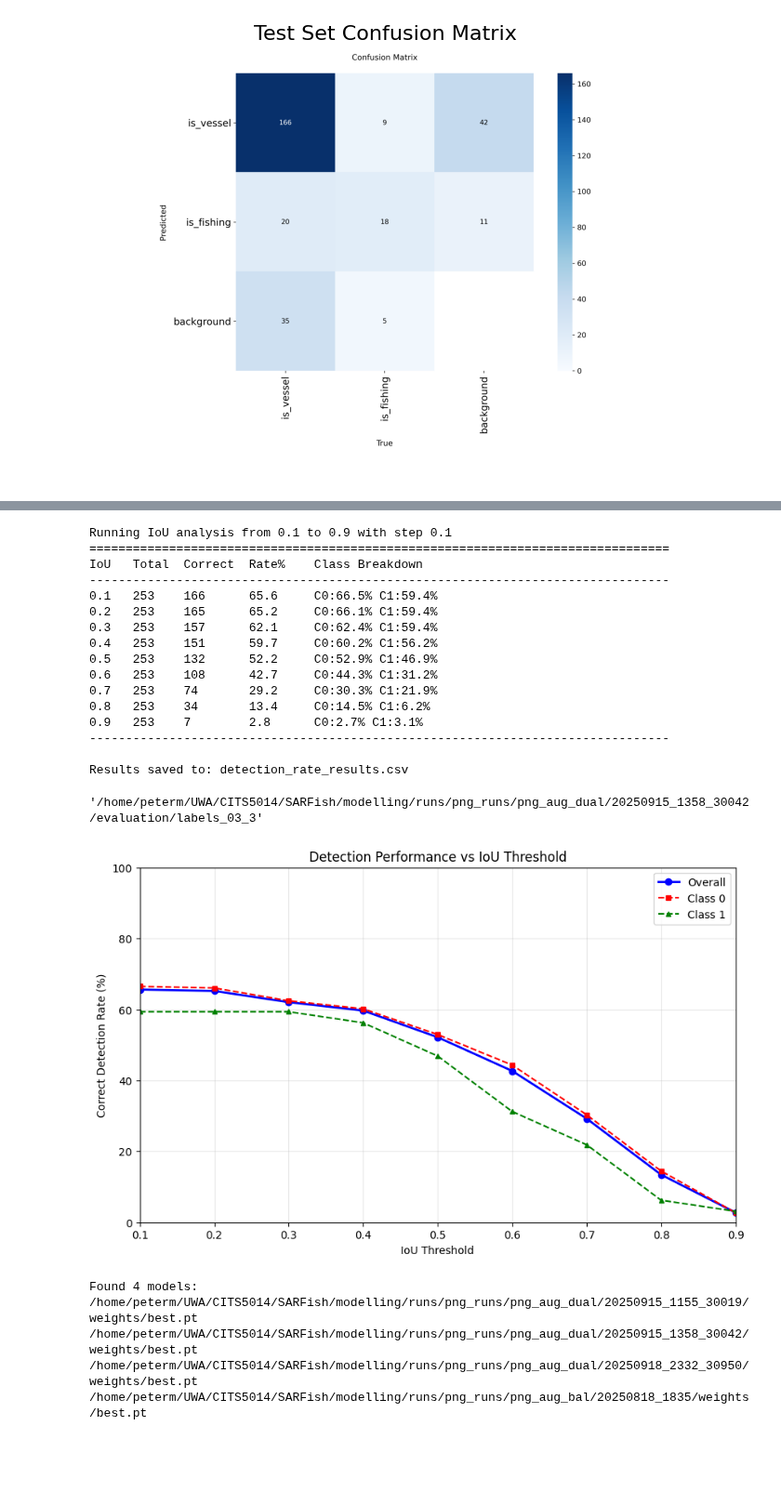
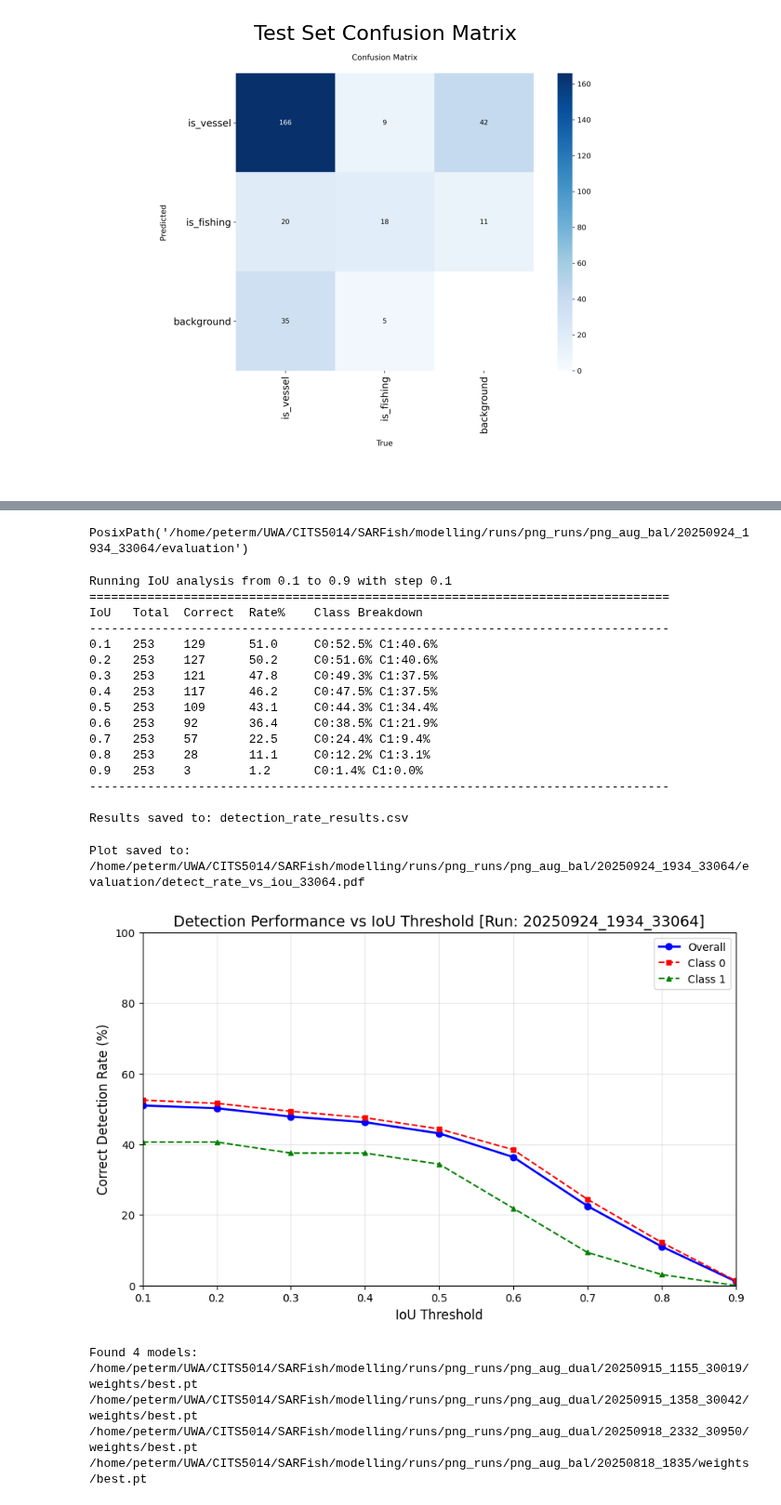
Before and after one commit to pmillitz/SARship-detect, a Jupyter notebook: modelling/notebooks/yolo_vessel_detection_evaluation.ipynb, the cells around one changed output, grey strips where cells are left out. Shown at 93% size. Drawn from its saved outputs; the diff is of its cells as text; code cells hidden in the pictures; blank space fills up the shorter version.

```diff
--- a/modelling/notebooks/yolo_vessel_detection_evaluation.ipynb
+++ b/modelling/notebooks/yolo_vessel_detection_evaluation.ipynb
@@ -155,6 +143,6 @@ print(test_labels_path)
 # %%
 # Define the path to the best model for retrieval
-results_path = RUNS_DIR / 'png_runs' / 'png_aug_dual' / '20250915_1358_30042'
+results_path = RUNS_DIR / 'png_runs' / 'png_aug_bal' / '20250924_1934_33064'
 eval_path = Path(results_path / 'evaluation')
 print(eval_path)
 # %% [output]
@@ -190,10 +186,14 @@ Results saved to /home/peterm/UWA/CITS5014/SARFish/modelling/runs/png_runs/png_a
 # %%
 from iou_analysis import run_iou_analysis, plot_iou_analysis
+# %%
+eval_path
+# %% [output]
+PosixPath('/home/peterm/UWA/CITS5014/SARFish/modelling/runs/png_runs/png_aug_bal/20250924_1934_33064/evaluation')
 # %%
   # Run the analysis (returns a pandas DataFrame)
   results_df = run_iou_analysis(
       gt_dir=test_labels_path,
-      pred_dir=str(eval_path / 'labels_03_3'),
+      pred_dir=str(eval_path / 'labels_03_18'),
       iou_start=0.1,
       iou_end=0.9,
       iou_step=0.1,
@@ -205,27 +205,24 @@ Running IoU analysis from 0.1 to 0.9 with step 0.1
 ================================================================================
 IoU   Total  Correct  Rate%    Class Breakdown
 --------------------------------------------------------------------------------
-0.1   253    166      65.6     C0:66.5% C1:59.4%
-0.2   253    165      65.2     C0:66.1% C1:59.4%
-0.3   253    157      62.1     C0:62.4% C1:59.4%
-0.4   253    151      59.7     C0:60.2% C1:56.2%
-0.5   253    132      52.2     C0:52.9% C1:46.9%
-0.6   253    108      42.7     C0:44.3% C1:31.2%
-0.7   253    74       29.2     C0:30.3% C1:21.9%
-0.8   253    34       13.4     C0:14.5% C1:6.2%
-0.9   253    7        2.8      C0:2.7% C1:3.1%
+0.1   253    129      51.0     C0:52.5% C1:40.6%
+0.2   253    127      50.2     C0:51.6% C1:40.6%
+0.3   253    121      47.8     C0:49.3% C1:37.5%
+0.4   253    117      46.2     C0:47.5% C1:37.5%
+0.5   253    109      43.1     C0:44.3% C1:34.4%
+0.6   253    92       36.4     C0:38.5% C1:21.9%
+0.7   253    57       22.5     C0:24.4% C1:9.4%
+0.8   253    28       11.1     C0:12.2% C1:3.1%
+0.9   253    3        1.2      C0:1.4% C1:0.0%
 --------------------------------------------------------------------------------
 
 Results saved to: detection_rate_results.csv
-# %%
-str(eval_path / 'labels_03_3')
-# %% [output]
-'/home/peterm/UWA/CITS5014/SARFish/modelling/runs/png_runs/png_aug_dual/20250915_1358_30042/evaluation/labels_03_3'
 # %%
 # Plot the results
-plot_iou_analysis(results_df, save_path=None)
+plot_iou_analysis(results_df, save_path=str(eval_path / 'detect_rate_vs_iou_33064.pdf'), title_suffix=" [Run: 20250924_1934_33064]")
 # %% [output]
+Plot saved to: /home/peterm/UWA/CITS5014/SARFish/modelling/runs/png_runs/png_aug_bal/20250924_1934_33064/evaluation/detect_rate_vs_iou_33064.pdf
-[figure, old version]
+[figure, new version]
 # %%
 # Base directory where all runs are stored
 base_dir = Path("/home/peterm/UWA/CITS5014/SARFish/modelling/runs/png_runs/")
```
Also changed, not shown: parts of 10 cells of this notebook, 2 other files.
